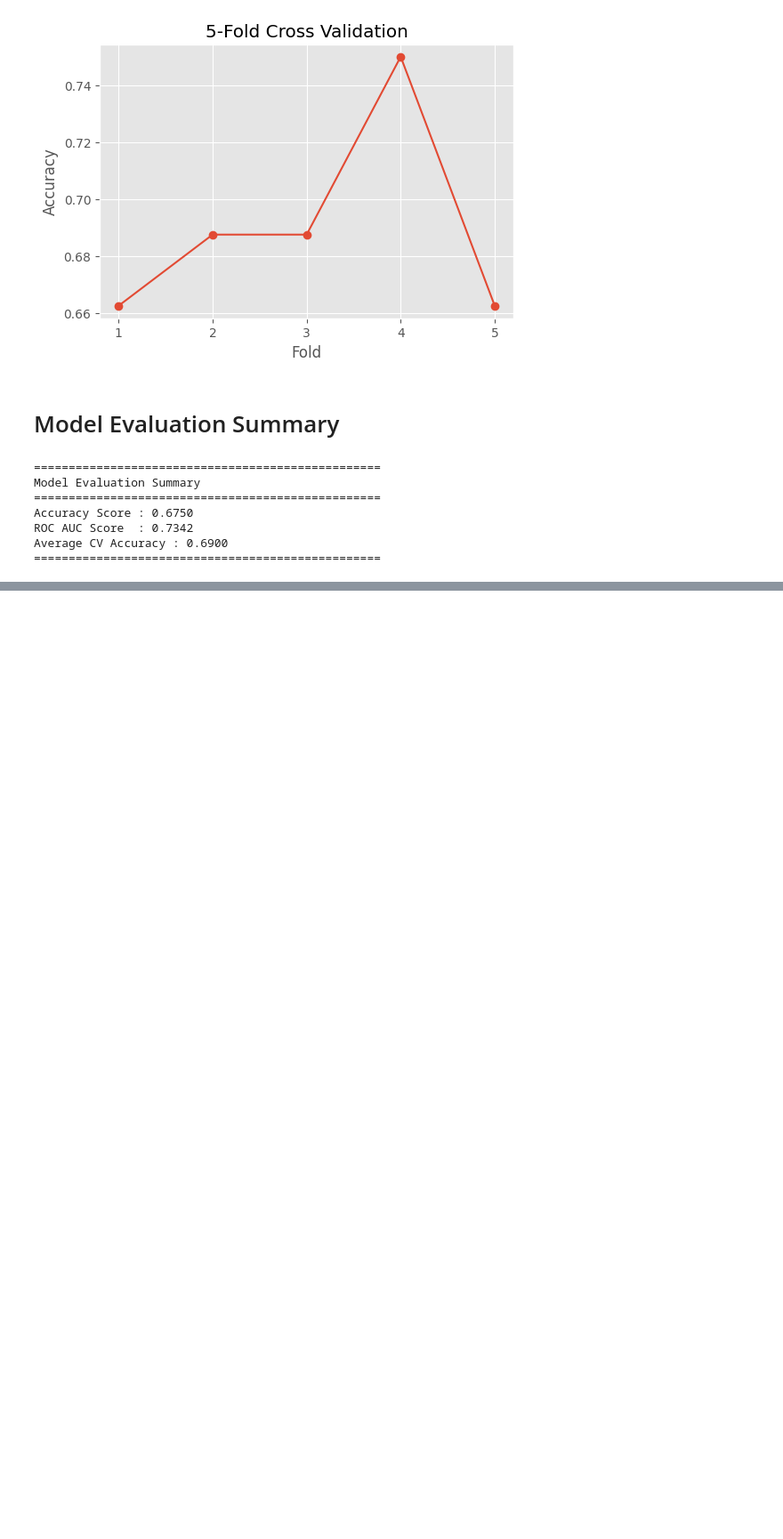
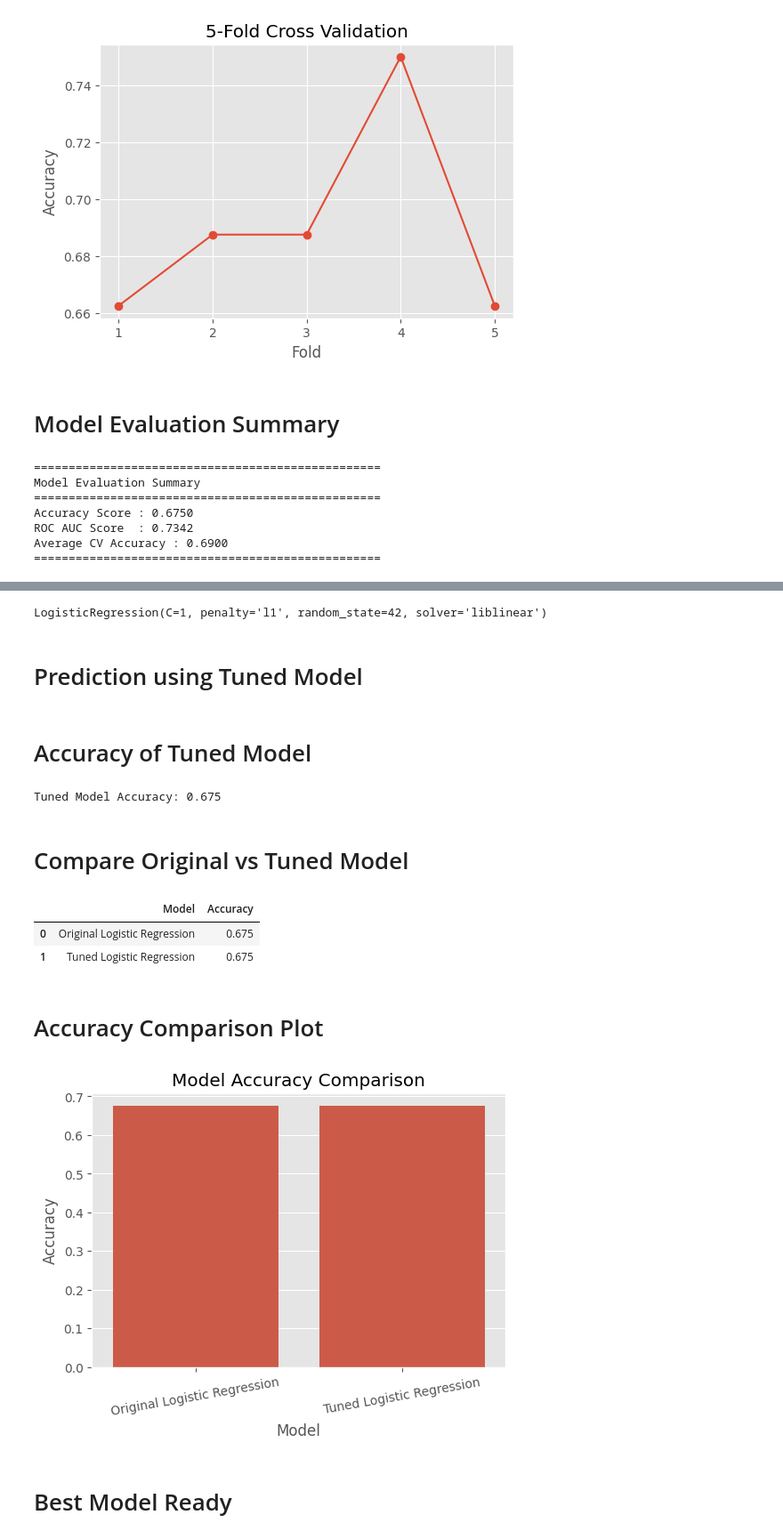
Before and after one commit to iamkhan49/heart-disease-prediction-ml, a Jupyter notebook: Heart_Disease_Detection_using_Classification_Algorithms.ipynb, the cells around one changed output, grey strips where cells are left out. Shown at 89% size. Drawn from its saved outputs; the diff is of its cells as text; code cells hidden in the pictures; blank space fills up the shorter version.

Commit message:
Optimize logistic regression using GridSearchCV

```diff
--- a/Heart_Disease_Detection_using_Classification_Algorithms.ipynb
+++ b/Heart_Disease_Detection_using_Classification_Algorithms.ipynb
@@ -976,0 +1022,52 @@ Average CV Accuracy : 0.6900
+# %%
+best_model = grid_search.best_estimator_
+
+best_model
+# %% [output]
+LogisticRegression(C=1, penalty='l1', random_state=42, solver='liblinear')
+# %% [markdown]
+# Prediction using Tuned Model
+# %%
+best_predictions = best_model.predict(X_test_scaled)
+# %% [markdown]
+# Accuracy of Tuned Model
+# %%
+from sklearn.metrics import accuracy_score
+
+best_accuracy = accuracy_score(y_test, best_predictions)
+
+print("Tuned Model Accuracy:", best_accuracy)
+# %% [output]
+Tuned Model Accuracy: 0.675
+# %% [markdown]
+# Compare Original vs Tuned Model
+# %%
+comparison = pd.DataFrame({
+    "Model": ["Original Logistic Regression", "Tuned Logistic Regression"],
+    "Accuracy": [accuracy, best_accuracy]
+})
+
+comparison
+# %% [output]
+|  | Model | Accuracy |
+| 0 | Original Logistic Regression | 0.675 |
+| 1 | Tuned Logistic Regression | 0.675 |
+# %% [markdown]
+# Accuracy Comparison Plot
+# %%
+plt.figure(figsize=(6,4))
+
+sns.barplot(
+    data=comparison,
+    x="Model",
+    y="Accuracy"
+)
+
+plt.title("Model Accuracy Comparison")
+plt.xticks(rotation=10)
+
+plt.show()
+# %% [output]
+[figure, added]
+# %% [markdown]
+# Best Model Ready
```
Also changed, not shown: parts of 12 cells of this notebook.
